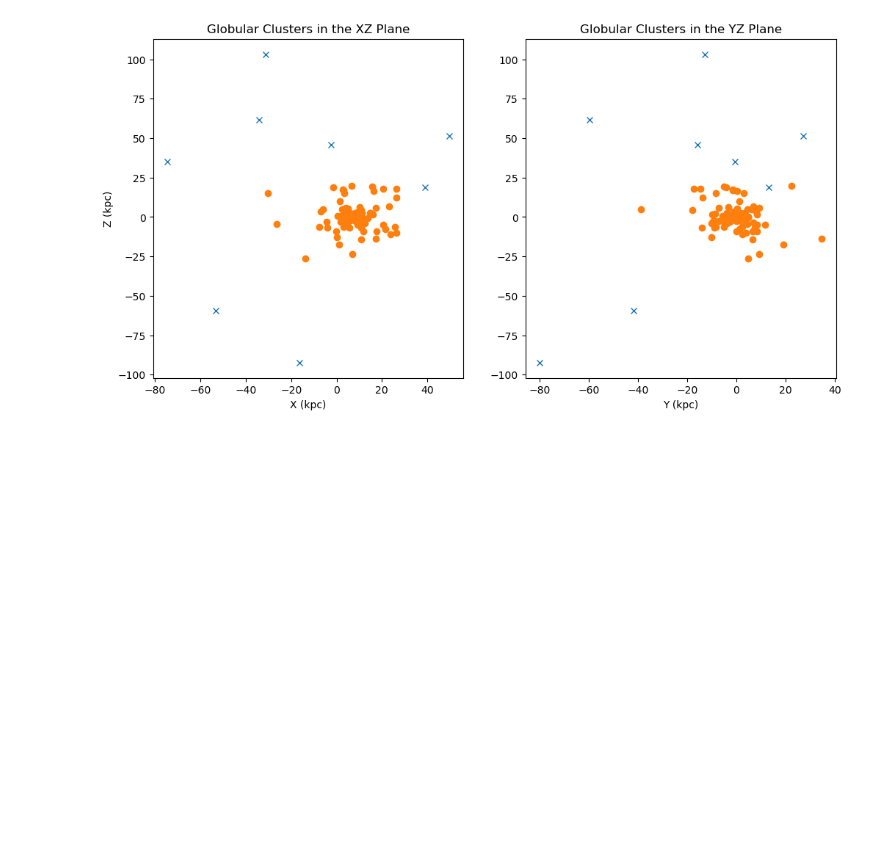
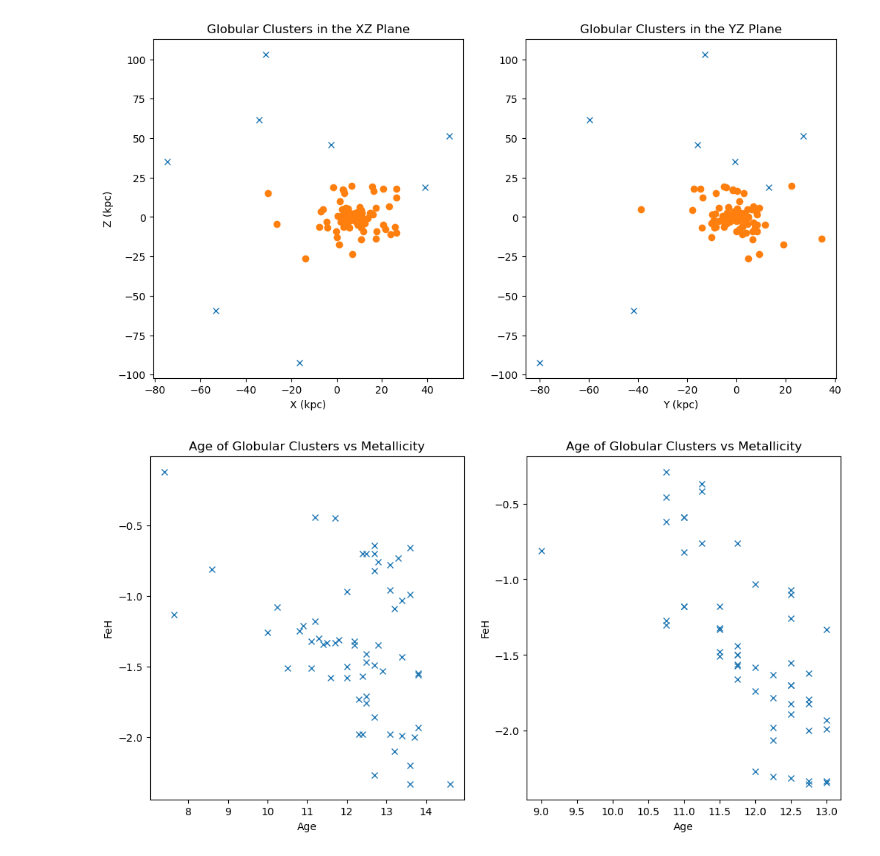
Before and after one commit to pavitraah/phys3116_cosmo_crew, a Jupyter notebook: Assignment Code/cosmo_crew.ipynb, the cells around one changed output. Cells and saved outputs as stored; diff of their text form; code cells hidden in the pictures; blank space fills up the shorter version.

Commit message:
plots of Age vs FeH

```diff
--- a/Assignment Code/cosmo_crew.ipynb
+++ b/Assignment Code/cosmo_crew.ipynb
@@ -87,3 +87,29 @@ plt.title('Globular Clusters in the YZ Plane')
 plt.show()
 # %% [output]
 [figure]
+# %%
+# Plotting the age of the globular clusters vs metallicity (from the Krause21 catalogue)
+fig = plt.figure(figsize=(12,6))
+plt.subplot(1,2,1)
+plt.plot(
+    krause_21['Age'],
+    krause_21['FeH'], 'x')
+
+plt.xlabel('Age') #labelling x axis
+plt.ylabel('FeH') #labelling y axis
+plt.title('Age of Globular Clusters vs Metallicity') #adding title to plot
+
+# Plotting the age of the globular clusters vs metallicity (from the VandenBergt2 catalogue)
+plt.subplot(1,2,2)
+plt.plot(
+    vandenBerg_t2['Age'],
+    vandenBerg_t2['FeH'], 'x')
+
+plt.xlabel('Age')
+plt.ylabel('FeH')
+plt.title('Age of Globular Clusters vs Metallicity')
+
+
+plt.show()
+# %% [output]
+[figure, added]
```
